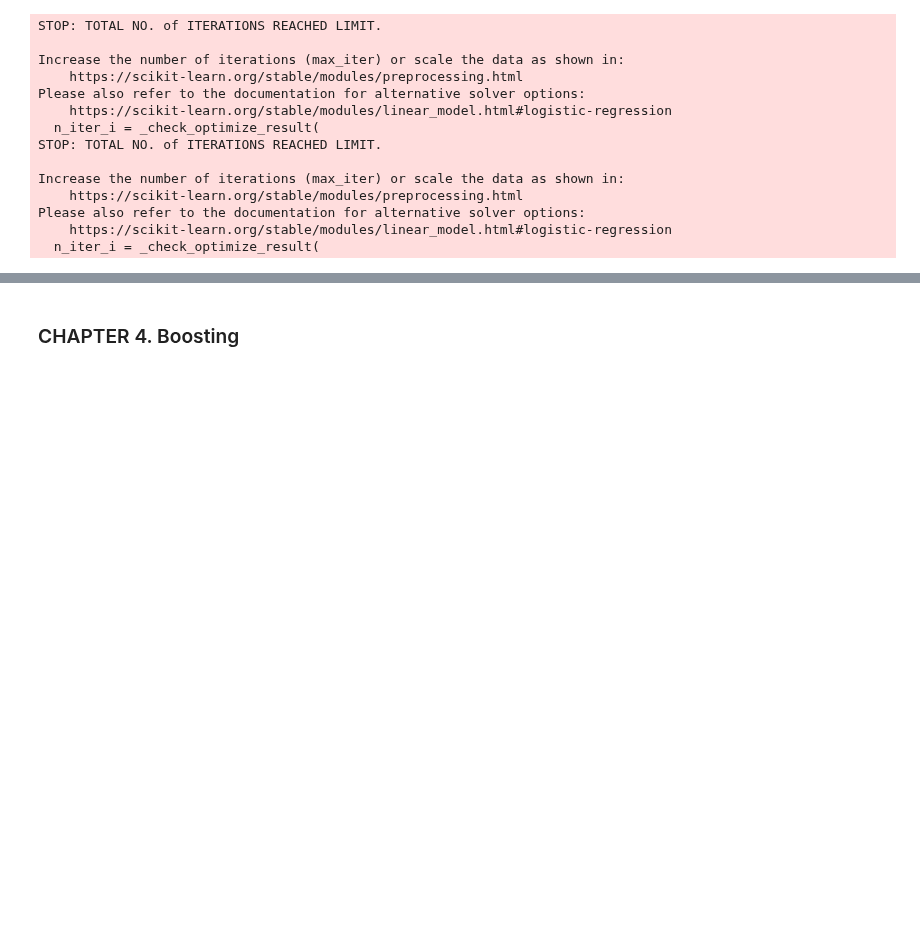
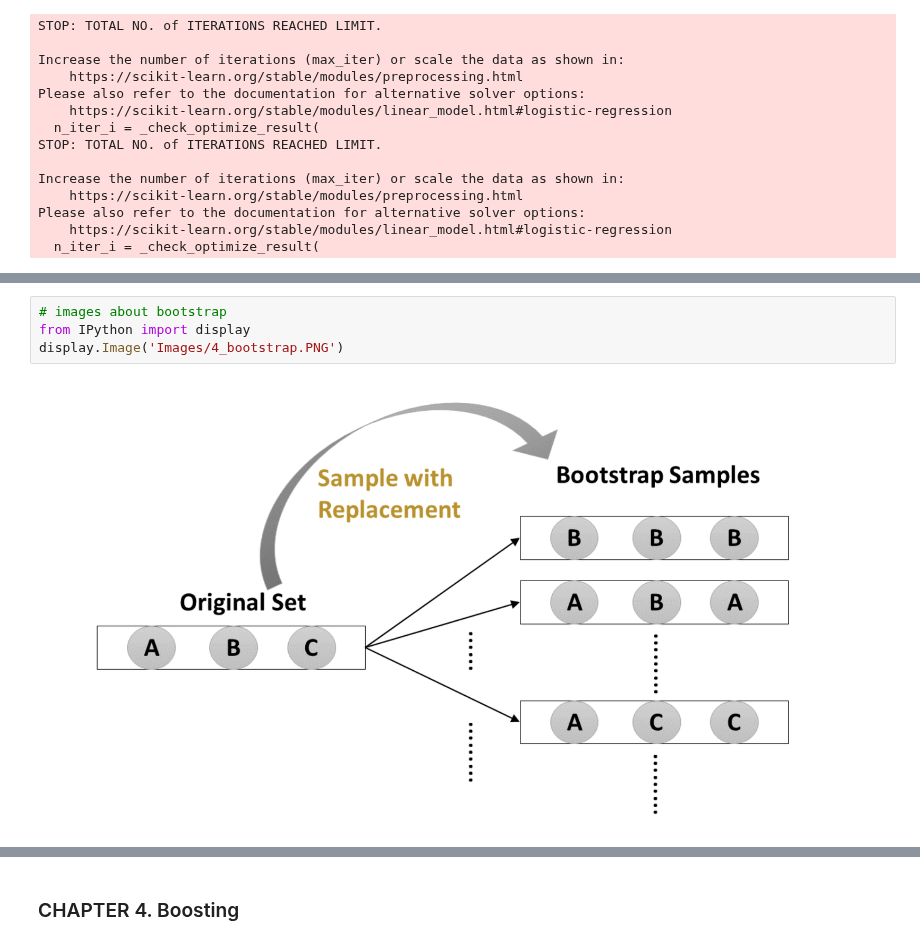
Before and after one commit to GuoweiYang19891101/datacamp_machine_learning_scientist_python, a Jupyter notebook: 4_tree_based_models.ipynb, the cells around one changed output, grey strips where cells are left out. Saved outputs shown, nothing was run; the diff lists cells and outputs as text; blank space fills up the shorter version.

```diff
--- a/4_tree_based_models.ipynb
+++ b/4_tree_based_models.ipynb
@@ -451,0 +463,6 @@ Please also refer to the documentation for alternative solver options:
+# %%
+# images about bootstrap
+from IPython import display
+display.Image('Images/4_bootstrap.PNG')
+# %% [output]
+[figure, added]
```
Also changed, not shown: parts of 7 cells of this notebook, 2 other files.
